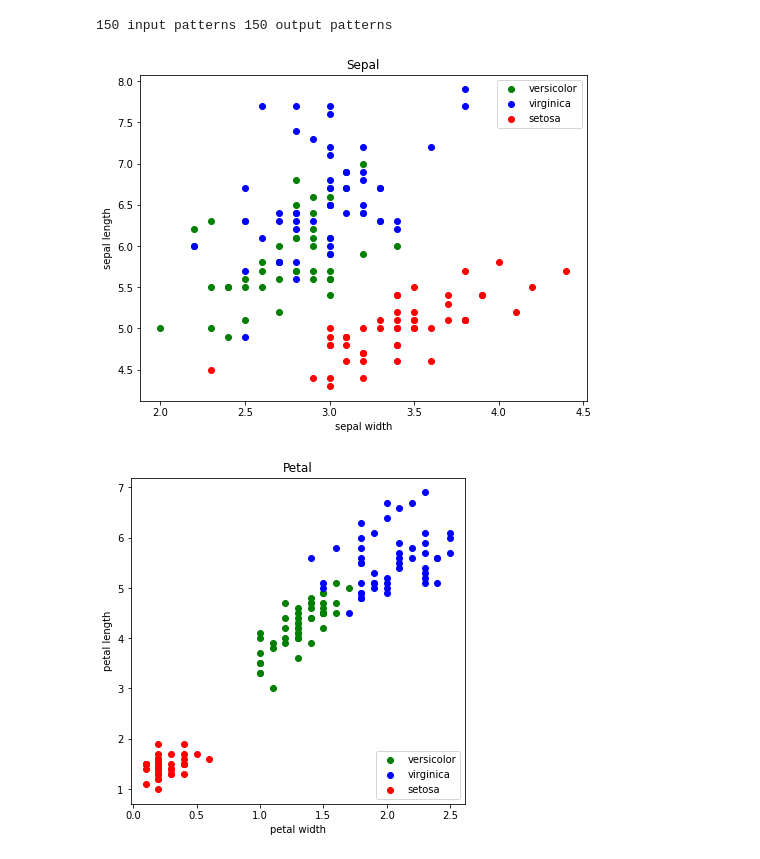
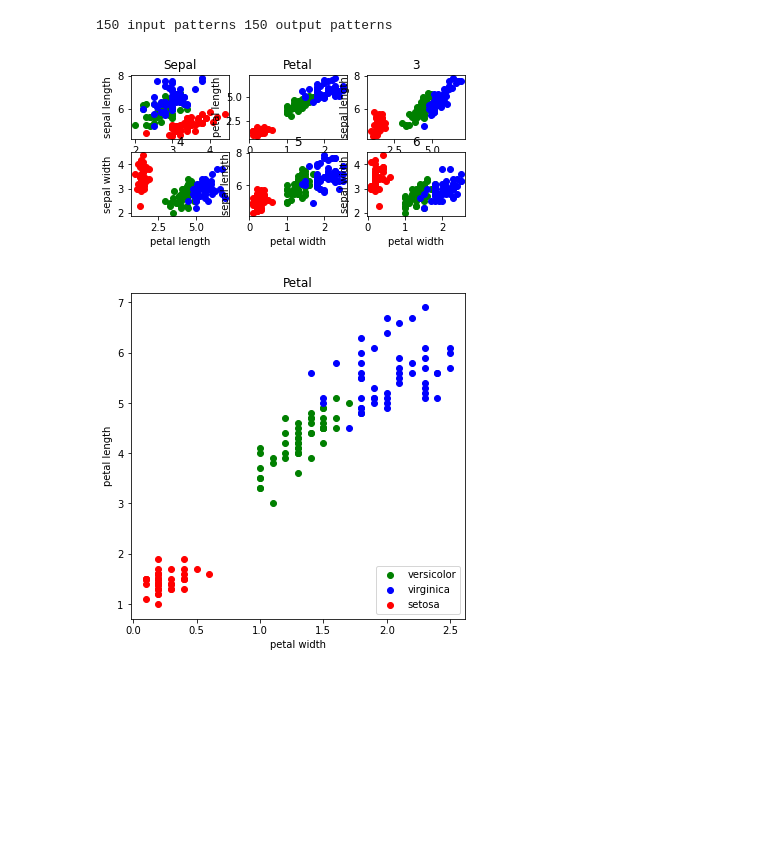
Before and after one commit to yeswhos/COMP5400M-Bio-inspired-Computing, a Jupyter notebook: CW2/Backpropagation on the Iris data set.ipynb, the cells around one changed output. Saved outputs shown, nothing was run; the diff lists cells and outputs as text; code cells hidden in the pictures; blank space fills up the shorter version.

```diff
--- a/CW2/Backpropagation on the Iris data set.ipynb
+++ b/CW2/Backpropagation on the Iris data set.ipynb
@@ -65,21 +61,66 @@ virgin_petal_wid = total[100:150:,3]
 # %%
 from pylab import *
 import matplotlib.pyplot as plt
 import numpy as np
-
-plt.figure(figsize=(8, 6))
+plt.subplot(3, 3, 1)
+# plt.figure(figsize=(8, 6))
 plt.title("Sepal")
 plt.xlabel("sepal width")
 plt.ylabel("sepal length")
 p1 = plt.scatter(versi_sepal_wid, versi_sepal_len, c = 'g', marker = "o")
 p2 = plt.scatter(virgin_sepal_wid, virgin_sepal_len, c = 'b', marker = "o")
 p3 = plt.scatter(set_sepal_wid, set_sepal_len, c = 'r', marker = "o")
 plt.tick_params(axis='both', which = 'major', labelsize=10)
-plt.legend([p1, p2, p3], ['versicolor', 'virginica', 'setosa'], loc = 'upper right')
+#plt.legend([p1, p2, p3], ['versicolor', 'virginica', 'setosa'], loc = 'upper right')
 
+plt.subplot(3, 3, 2)
+plt.title("Petal")
+plt.xlabel("petal width")
+plt.ylabel("petal length")
+p4 = plt.scatter(versi_petal_wid, versi_petal_len, c = 'g', marker = "o")
+p5 = plt.scatter(virgin_petal_wid, virgin_petal_len, c = 'b', marker = "o")
+p6 = plt.scatter(set_petal_wid, set_petal_len, c = 'r', marker = "o")
+plt.tick_params(axis='both', which = 'major', labelsize=10)
+#plt.legend([p4, p5, p6], ['versicolor', 'virginica', 'setosa'], loc = 'lower right')
+
+plt.subplot(3, 3, 3)
+plt.title("3")
+plt.xlabel("petal length")
+plt.ylabel("sepal length")
+p7 = plt.scatter(versi_petal_len, versi_sepal_len, c = 'g', marker = "o")
+p8 = plt.scatter(virgin_petal_len, virgin_sepal_len, c = 'b', marker = "o")
+p9 = plt.scatter(set_petal_len, set_sepal_len, c = 'r', marker = "o")
+plt.tick_params(axis='both', which = 'major', labelsize=10)
+
+plt.subplot(3, 3, 4)
+plt.title("4")
+plt.xlabel("petal length")
+plt.ylabel("sepal width")
+p7 = plt.scatter(versi_petal_len, versi_sepal_wid, c = 'g', marker = "o")
+p8 = plt.scatter(virgin_petal_len, virgin_sepal_wid, c = 'b', marker = "o")
+p9 = plt.scatter(set_petal_len, set_sepal_wid, c = 'r', marker = "o")
+plt.tick_params(axis='both', which = 'major', labelsize=10)
+
+plt.subplot(3, 3, 5)
+plt.title("5")
+plt.xlabel("petal width")
+plt.ylabel("sepal length")
+p7 = plt.scatter(versi_petal_wid, versi_sepal_len, c = 'g', marker = "o")
+p8 = plt.scatter(virgin_petal_wid, virgin_sepal_len, c = 'b', marker = "o")
+p9 = plt.scatter(set_petal_wid, set_sepal_len, c = 'r', marker = "o")
+plt.tick_params(axis='both', which = 'major', labelsize=10)
+
+plt.subplot(3, 3, 6)
+plt.title("6")
+plt.xlabel("petal width")
+plt.ylabel("sepal width")
+p7 = plt.scatter(versi_petal_wid, versi_sepal_wid, c = 'g', marker = "o")
+p8 = plt.scatter(virgin_petal_wid, virgin_sepal_wid, c = 'b', marker = "o")
+p9 = plt.scatter(set_petal_wid, set_sepal_wid, c = 'r', marker = "o")
+plt.tick_params(axis='both', which = 'major', labelsize=10)
 plt.show()
 # %% [output]
-[figure, old version]
+[figure, new version]
 # %%
 plt.figure(figsize=(6, 6))
 plt.title("Petal")
```
Also changed, not shown: parts of 2 cells of this notebook.
